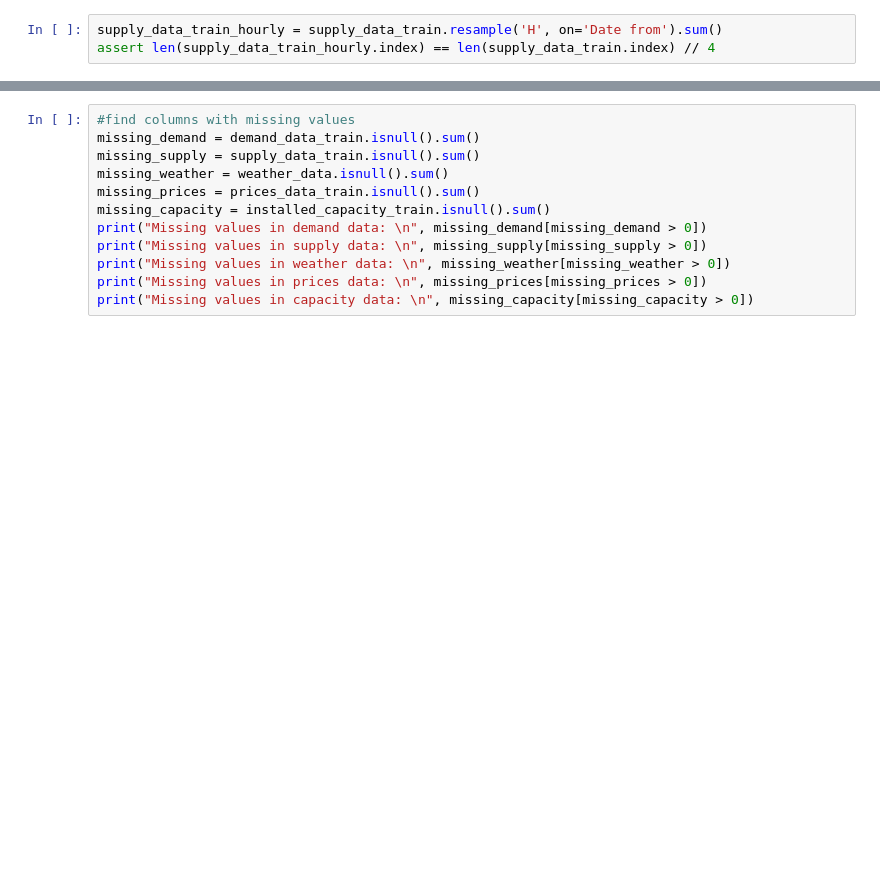
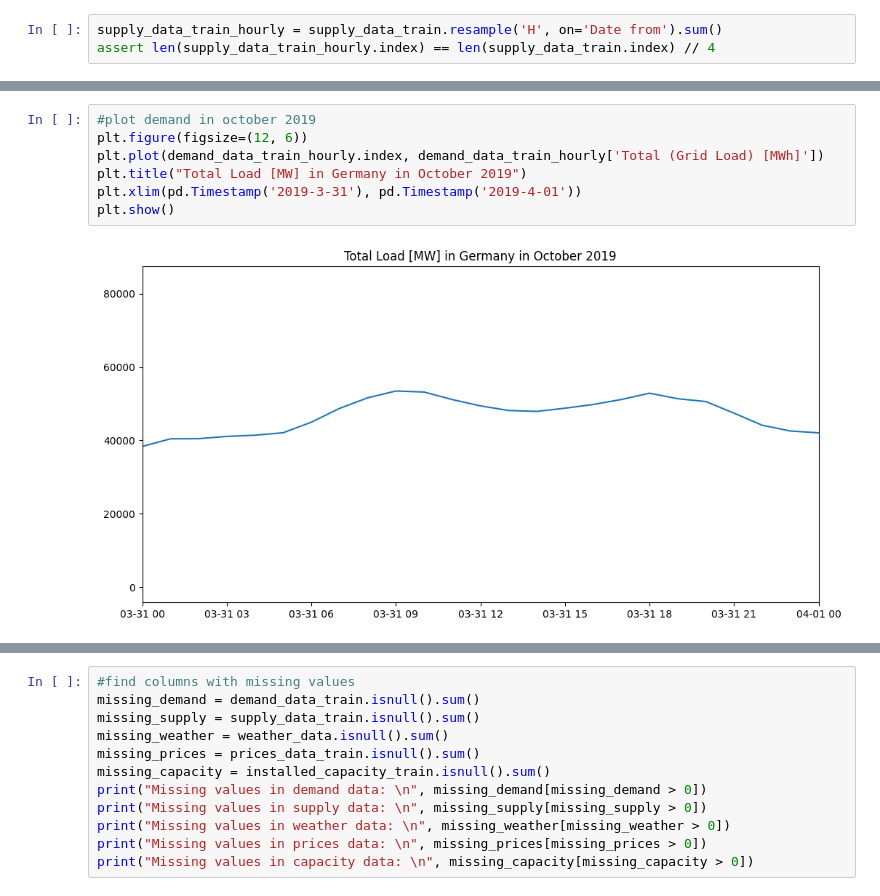
Before and after one commit to UBela/GRUeneEnergie, a Jupyter notebook: pre_processing_data.ipynb, the cells around one changed output, grey strips where cells are left out. Cells and saved outputs as stored; diff of their text form; blank space fills up the shorter version.

```diff
--- a/pre_processing_data.ipynb
+++ b/pre_processing_data.ipynb
@@ -394,0 +421,9 @@ print(len(supply_data_train_hourly.index))
+# %%
+#plot demand in october 2019
+plt.figure(figsize=(12, 6))
+plt.plot(demand_data_train_hourly.index, demand_data_train_hourly['Total (Grid Load) [MWh]'])
+plt.title("Total Load [MW] in Germany in October 2019")
+plt.xlim(pd.Timestamp('2019-3-31'), pd.Timestamp('2019-4-01'))
+plt.show()
+# %% [output]
+[figure, added]
```
Also changed, not shown: parts of 50 cells of this notebook.
